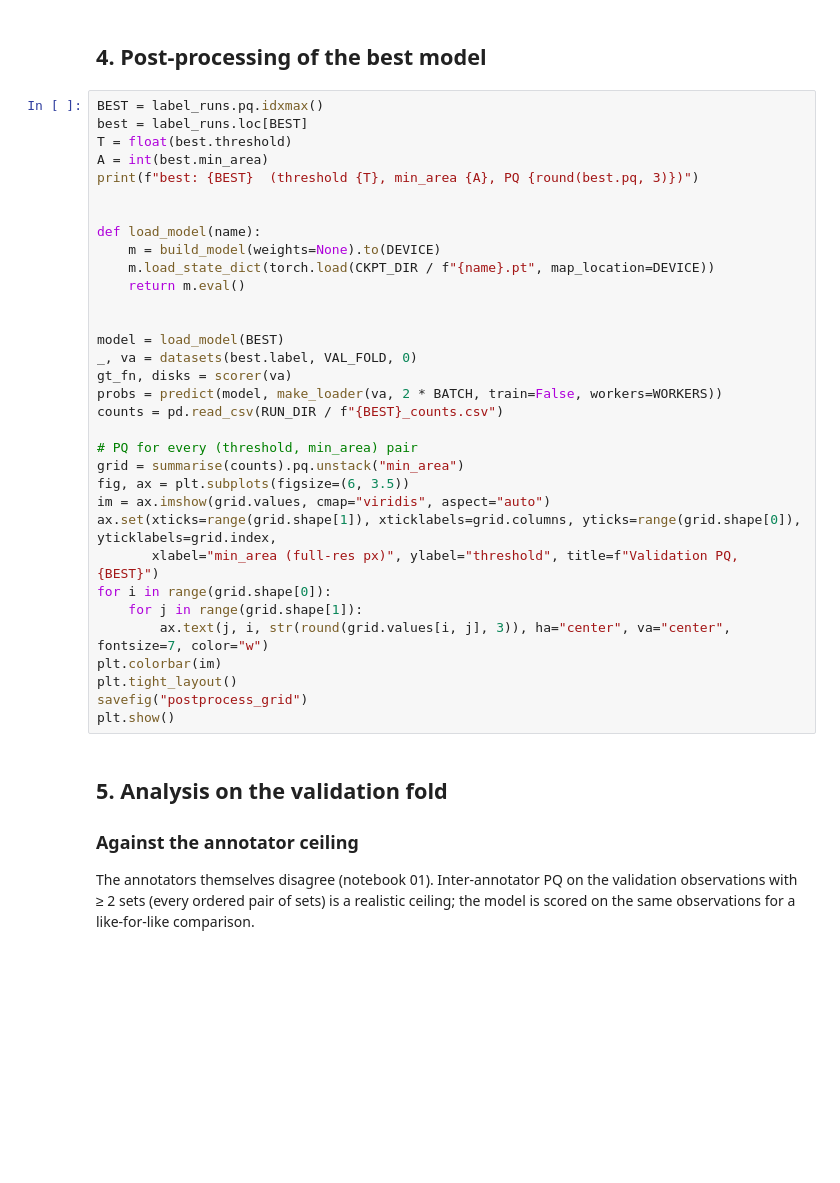
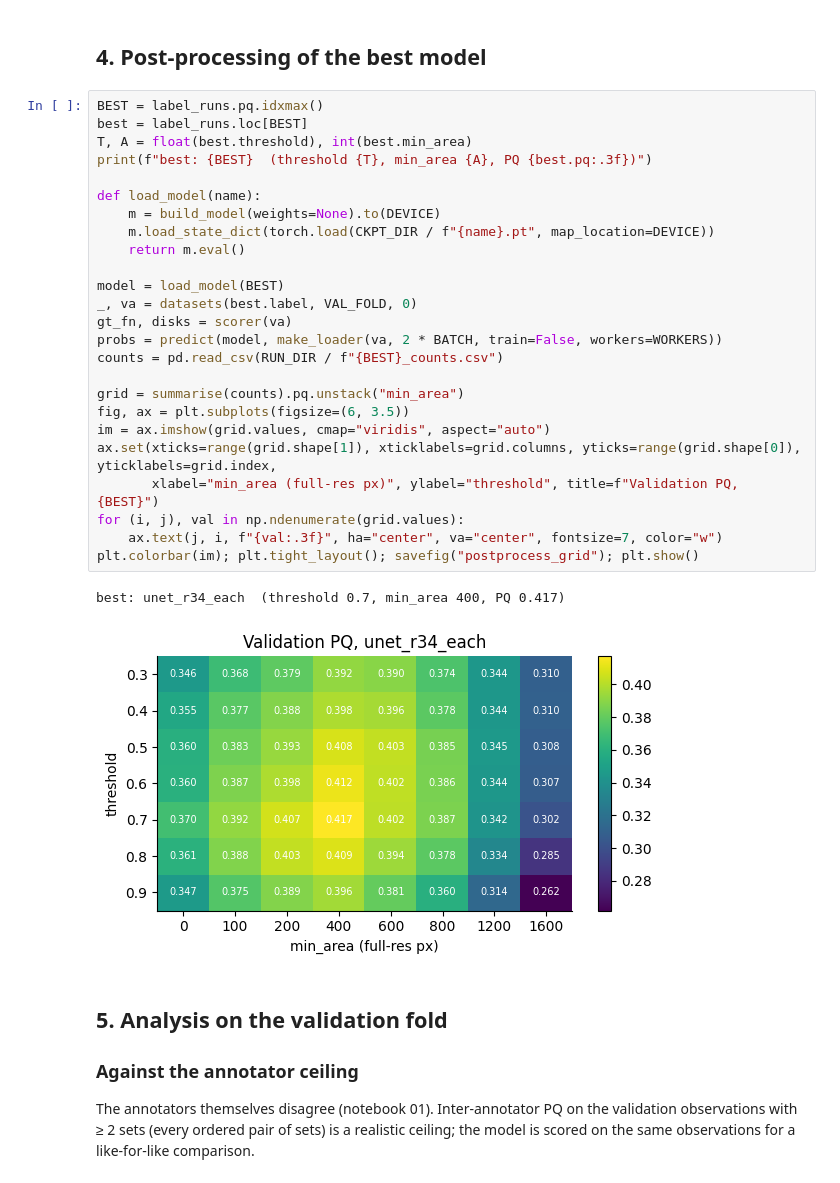
Before and after one commit to AryanMohanlall/COS711-A2, a Jupyter notebook: notebooks/04_baseline_training.ipynb, the cells around one changed output. Saved outputs shown, nothing was run; the diff lists cells and outputs as text; blank space fills up the shorter version.

```diff
--- a/notebooks/04_baseline_training.ipynb
+++ b/notebooks/04_baseline_training.ipynb
@@ -386,36 +326,31 @@ plt.show()
 # %%
 BEST = label_runs.pq.idxmax()
 best = label_runs.loc[BEST]
-T = float(best.threshold)
-A = int(best.min_area)
-print(f"best: {BEST}  (threshold {T}, min_area {A}, PQ {round(best.pq, 3)})")
-
+T, A = float(best.threshold), int(best.min_area)
+print(f"best: {BEST}  (threshold {T}, min_area {A}, PQ {best.pq:.3f})")
 
 def load_model(name):
     m = build_model(weights=None).to(DEVICE)
     m.load_state_dict(torch.load(CKPT_DIR / f"{name}.pt", map_location=DEVICE))
     return m.eval()
-
 
 model = load_model(BEST)
 _, va = datasets(best.label, VAL_FOLD, 0)
 gt_fn, disks = scorer(va)
 probs = predict(model, make_loader(va, 2 * BATCH, train=False, workers=WORKERS))
 counts = pd.read_csv(RUN_DIR / f"{BEST}_counts.csv")
 
-# PQ for every (threshold, min_area) pair
 grid = summarise(counts).pq.unstack("min_area")
 fig, ax = plt.subplots(figsize=(6, 3.5))
 im = ax.imshow(grid.values, cmap="viridis", aspect="auto")
 ax.set(xticks=range(grid.shape[1]), xticklabels=grid.columns, yticks=range(grid.shape[0]), yticklabels=grid.index,
        xlabel="min_area (full-res px)", ylabel="threshold", title=f"Validation PQ, {BEST}")
-for i in range(grid.shape[0]):
-    for j in range(grid.shape[1]):
-        ax.text(j, i, str(round(grid.values[i, j], 3)), ha="center", va="center", fontsize=7, color="w")
-plt.colorbar(im)
-plt.tight_layout()
-savefig("postprocess_grid")
-plt.show()
+for (i, j), val in np.ndenumerate(grid.values):
+    ax.text(j, i, f"{val:.3f}", ha="center", va="center", fontsize=7, color="w")
+plt.colorbar(im); plt.tight_layout(); savefig("postprocess_grid"); plt.show()
+# %% [output]
+best: unet_r34_each  (threshold 0.7, min_area 400, PQ 0.417)
+[figure, added]
 # %% [markdown]
 ## 5. Analysis on the validation fold
 
```
Also changed, not shown: parts of 15 cells of this notebook, 3 other files.
